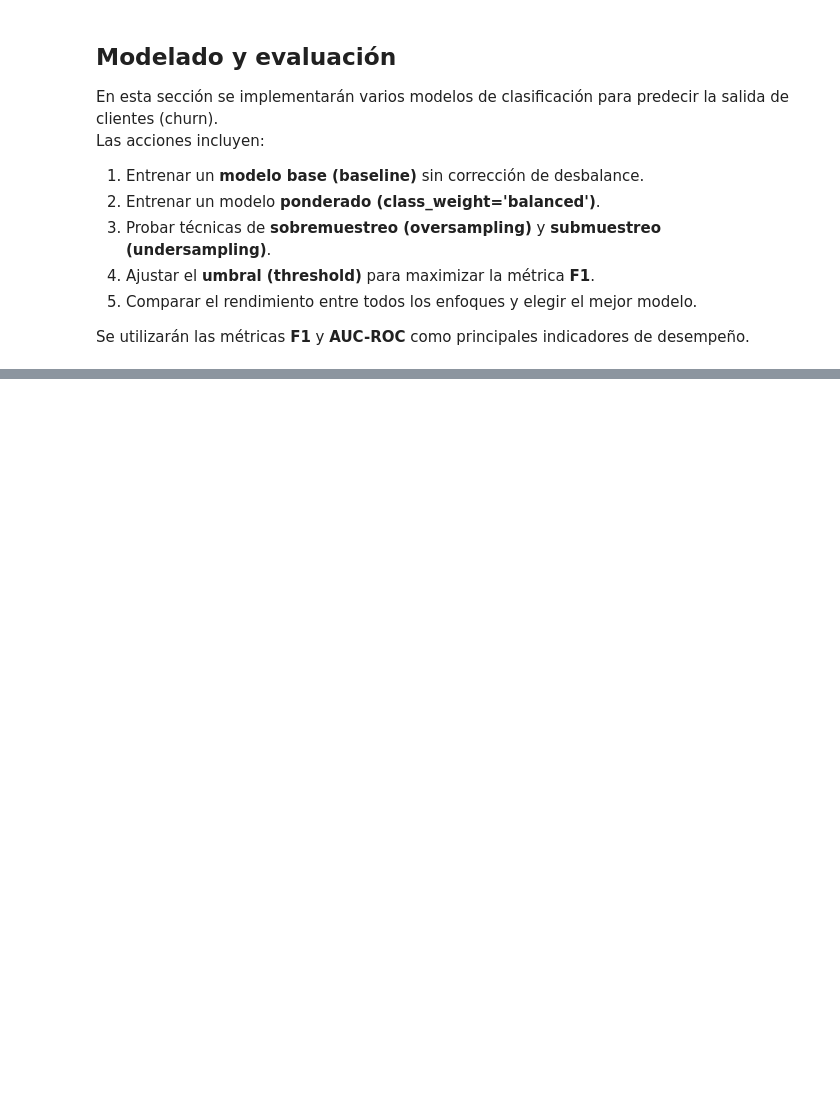
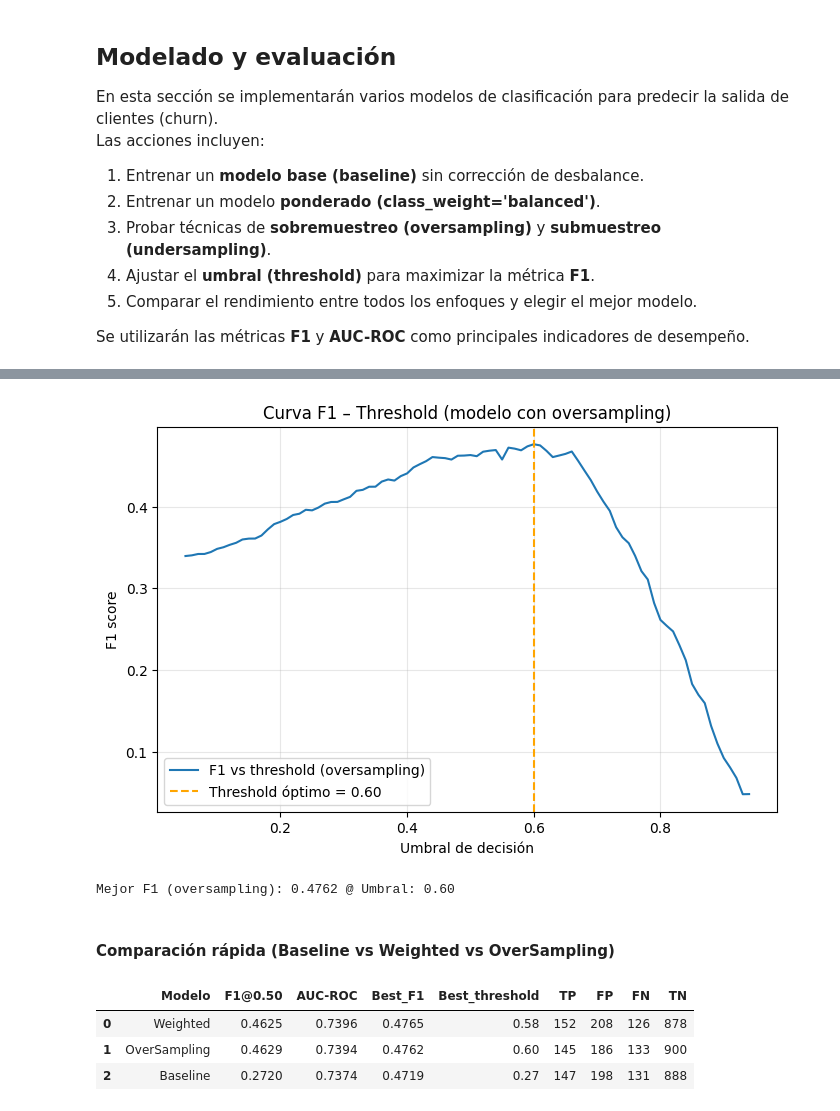
Before and after one commit to Marlene-Fraire/Sprint_10_churn_prediction, a Jupyter notebook: notebooks/churn_prediction.ipynb, the cells around one changed output, grey strips where cells are left out. Cells and saved outputs as stored; diff of their text form; code cells hidden in the pictures; blank space fills up the shorter version.

```diff
--- a/notebooks/churn_prediction.ipynb
+++ b/notebooks/churn_prediction.ipynb
@@ -354,0 +566,45 @@ def evaluate_pipe(pipe, X_tr, y_tr, X_val, y_val, name="model"):
+# %%
+# ---------------------------------------------------------------
+# Curva F1–threshold para el modelo con oversampling
+# ---------------------------------------------------------------
+
+# Genera arrays de umbrales y valores F1
+T_over, F1_over = f1_curve(over_proba, y_valid)
+
+# Crea la figura
+plt.figure(figsize=(8,5))
+plt.plot(T_over, F1_over, label="F1 vs threshold (oversampling)")
+plt.axvline(x=over_summary["Best_threshold"],
+            color="orange",
+            linestyle="--",
+            label=f"Threshold óptimo = {over_summary['Best_threshold']:.2f}")
+plt.title("Curva F1 – Threshold (modelo con oversampling)")
+plt.xlabel("Umbral de decisión")
+plt.ylabel("F1 score")
+plt.legend()
+plt.grid(alpha=0.3)
+plt.show()
+
+# Muestra el F1 máximo y su umbral del modelo ponderado
+print(f"Mejor F1 (oversampling): {over_summary['Best_F1']:.4f} @ Umbral: {over_summary['Best_threshold']:.2f}")
+# %% [output]
+[figure, added]
+Mejor F1 (oversampling): 0.4762 @ Umbral: 0.60
+# %% [markdown]
+#### Comparación rápida (Baseline vs Weighted vs OverSampling)
+# %%
+# ---------------------------------------------------------------
+# Comparación de métricas (validación)
+# ---------------------------------------------------------------
+cmp_over = pd.DataFrame([
+    {"Modelo": "Baseline", **{k:v for k,v in baseline_summary.items() if k in ["F1@0.50", "AUC-ROC", "Best_F1", "Best_threshold", "TP", "FN", "FP", "TN"]}},
+    {"Modelo": "Weighted", **{k:v for k,v in weighted_summary.items() if k in ["F1@0.50", "AUC-ROC", "Best_F1", "Best_threshold", "TP", "FN", "FP", "TN"]}},
+    {"Modelo": "OverSampling", **{k:v for k,v in over_summary.items() if k in ["F1@0.50", "AUC-ROC", "Best_F1", "Best_threshold", "TP", "FN", "FP", "TN"]}}
+]).sort_values(by=["Best_F1", "AUC-ROC"], ascending=False).reset_index(drop=True)
+
+cmp_over
+# %% [output]
+|  | Modelo | F1@0.50 | AUC-ROC | Best_F1 | Best_threshold | TP | FP | FN | TN |
+| 0 | Weighted | 0.4625 | 0.7396 | 0.4765 | 0.58 | 152 | 208 | 126 | 878 |
+| 1 | OverSampling | 0.4629 | 0.7394 | 0.4762 | 0.60 | 145 | 186 | 133 | 900 |
+| 2 | Baseline | 0.2720 | 0.7374 | 0.4719 | 0.27 | 147 | 198 | 131 | 888 |
```
Also changed, not shown: parts of 20 cells of this notebook.
